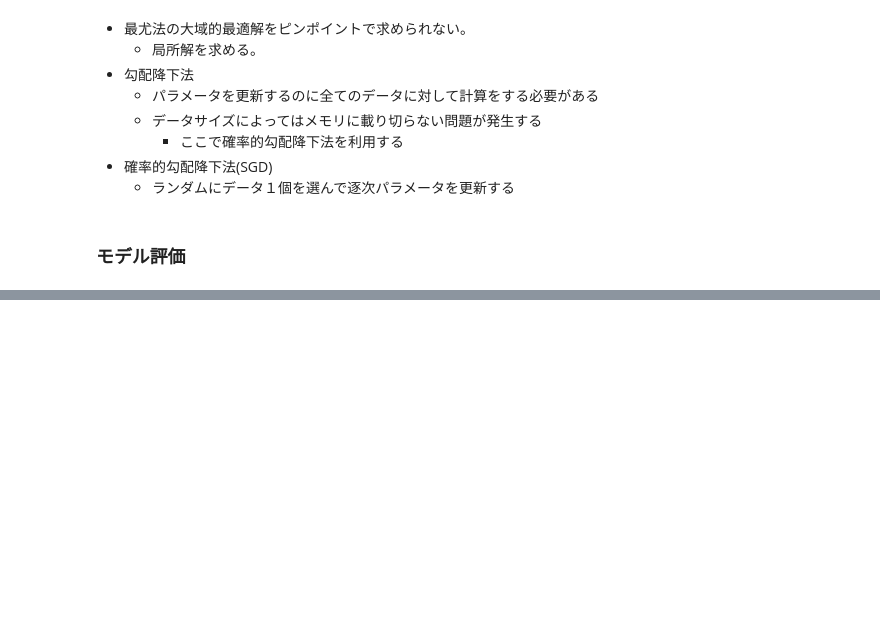
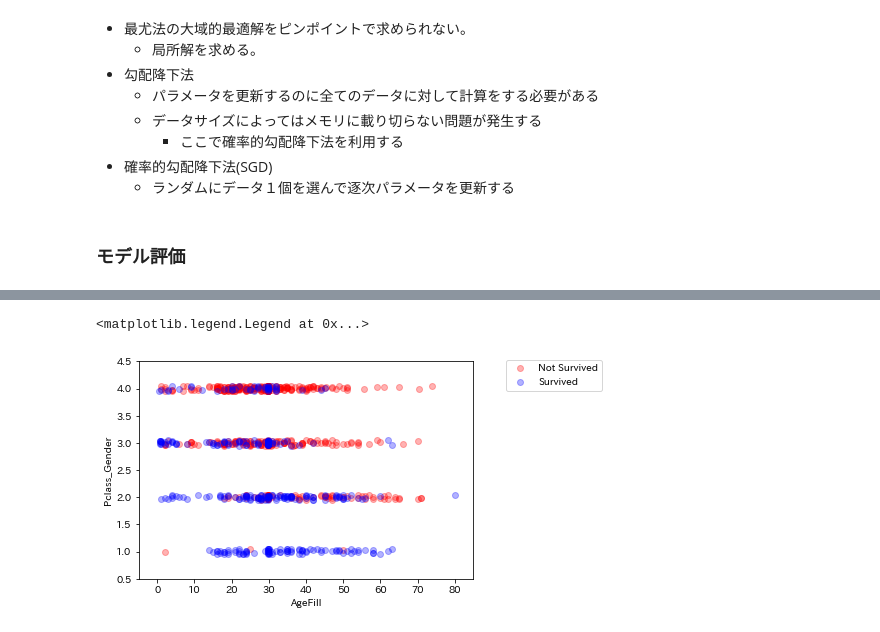
Before and after one commit to SatoRiyu/Study-AI, a Jupyter notebook: 機械学習/ML_note.ipynb, the cells around one changed output, grey strips where cells are left out. Cells and saved outputs as stored; diff of their text form; code cells hidden in the pictures; blank space fills up the shorter version.

```diff
--- a/機械学習/ML_note.ipynb
+++ b/機械学習/ML_note.ipynb
@@ -399,0 +492,9 @@ $$
+# %%
+#Ageカラムのnullを中央値で補完
+
+titanic_df['AgeFill'] = titanic_df['Age'].fillna(titanic_df['Age'].mean())
+
+#再度nullを含んでいる行を表示 (Ageのnullは補完されている)
+titanic_df[titanic_df.isnull().any(1)]
+
+#titanic_df.dtypes
@@ -399,0 +597,2 @@ $$
+# %%
+titanic_df['Gender'] = titanic_df['Sex'].map({'female': 0, 'male': 1}).astype(int)
@@ -399,0 +606,2 @@ $$
+# %%
+titanic_df['Pclass_Gender'] = titanic_df['Pclass'] + titanic_df['Gender']
@@ -399,0 +617,2 @@ $$
+# %%
+titanic_df = titanic_df.drop(['Pclass', 'Sex', 'Gender','Age'], axis=1)
@@ -399,0 +642,27 @@ $$
+# %%
+np.random.seed = 0
+
+xmin, xmax = -5, 85
+ymin, ymax = 0.5, 4.5
+
+index_survived = titanic_df[titanic_df["Survived"]==0].index
+index_notsurvived = titanic_df[titanic_df["Survived"]==1].index
+
+from matplotlib.colors import ListedColormap
+fig, ax = plt.subplots()
+cm = plt.cm.RdBu
+cm_bright = ListedColormap(['#FF0000', '#0000FF'])
+sc = ax.scatter(titanic_df.loc[index_survived, 'AgeFill'],
+                titanic_df.loc[index_survived, 'Pclass_Gender']+(np.random.rand(len(index_survived))-0.5)*0.1,
+                color='r', label='Not Survived', alpha=0.3)
+sc = ax.scatter(titanic_df.loc[index_notsurvived, 'AgeFill'],
+                titanic_df.loc[index_notsurvived, 'Pclass_Gender']+(np.random.rand(len(index_notsurvived))-0.5)*0.1,
+                color='b', label='Survived', alpha=0.3)
+ax.set_xlabel('AgeFill')
+ax.set_ylabel('Pclass_Gender')
+ax.set_xlim(xmin, xmax)
+ax.set_ylim(ymin, ymax)
+ax.legend(bbox_to_anchor=(1.4, 1.03))
+# %% [output]
+<matplotlib.legend.Legend at 0x...>
+[figure, added]
```
Also changed, not shown: parts of 56 cells of this notebook.
